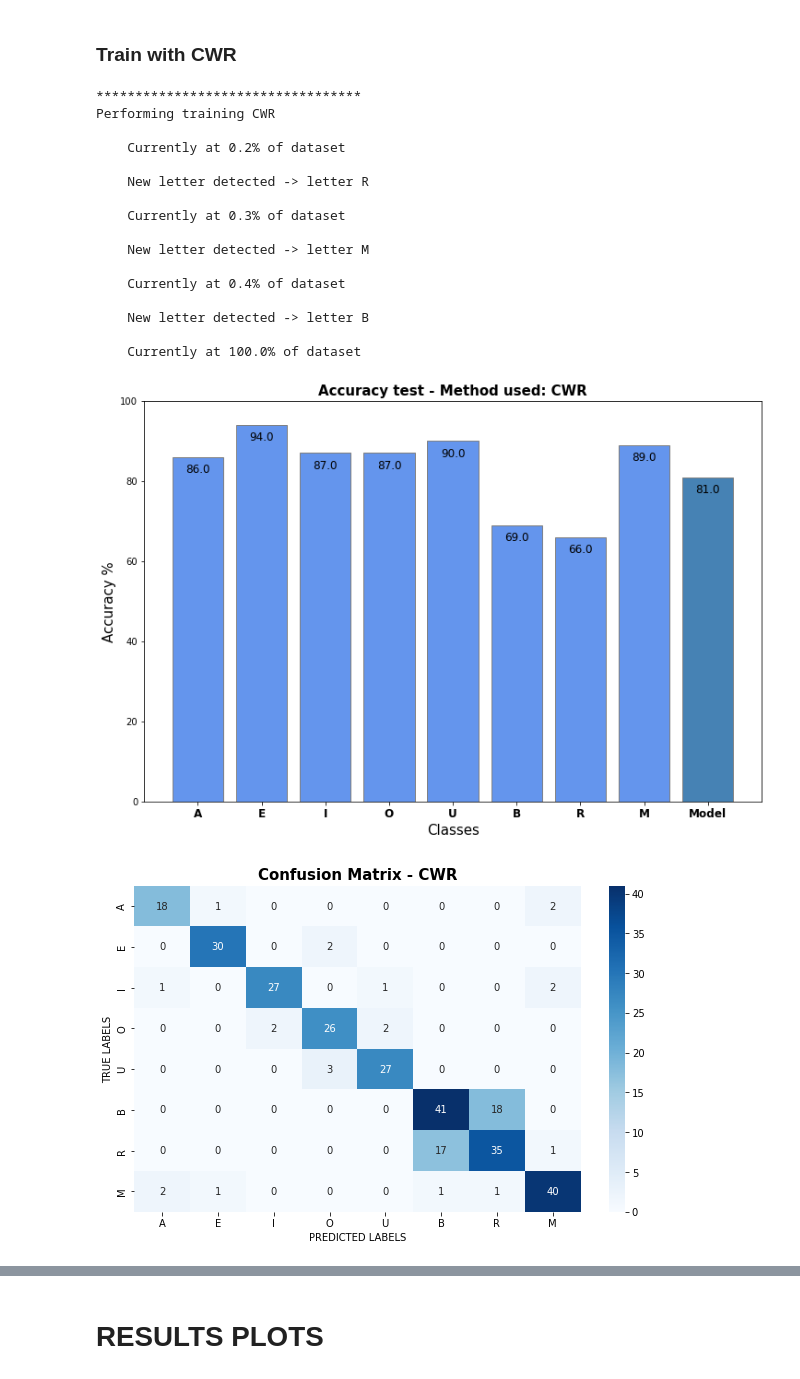
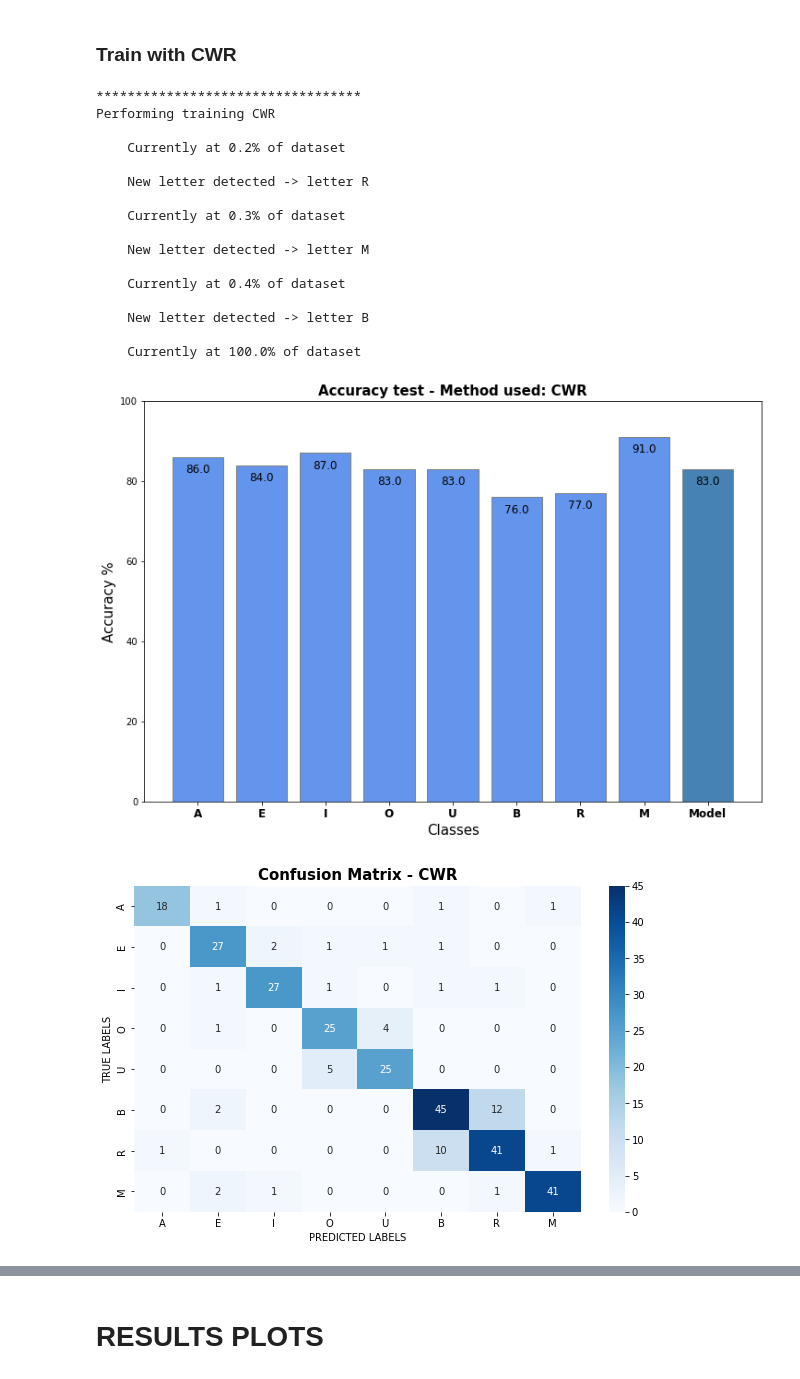
Before and after one commit to AlessandroAvi/Master_Thesis, a Jupyter notebook: Letters_application/Python/TinyOL.ipynb, the cells around one changed output, grey strips where cells are left out. Drawn from its saved outputs; the diff is of its cells as text; code cells hidden in the pictures.

Commit message:
Update
modelli laptop e stm molto molto simili

```diff
--- a/Letters_application/Python/TinyOL.ipynb
+++ b/Letters_application/Python/TinyOL.ipynb
@@ -263,11 +263,14 @@ class Custom_Layer(object):
         self.W = np.array(model.layers[-1].get_weights()[0])    # extract the weights from the last layer
         self.b = np.array(model.layers[-1].get_weights()[1])    # extract the biases from the last layer
 
+        self.W_2 = np.zeros(self.W.shape)
+        self.b_2 = np.zeros(self.b.shape)
+
         self.label = ['A', 'E', 'I', 'O', 'U']                  # the original model knows only the vowels
         self.std_label = ['A', 'E', 'I', 'O', 'U', 'B', 'R', 'M']
 
         self.l_rate = 0                                         # learning rate that changes depending on the algorithm
-        self.width = self.W.shape[0]                            # shape of the weights matrix
+
         self.batch_size = 0
 
         # Related to the results fo the model
@@ -305,8 +308,11 @@ def checkLabelKnown(model, current_label):
         model.label.append(current_label)   # Add new letter to label
 
         # Increase weights and biases dimensions
-        model.W = np.hstack((model.W, np.zeros([model.width,1])))
+        model.W = np.hstack((model.W, np.zeros([128,1])))# width = 5, height = 128
         model.b = np.hstack((model.b, np.zeros([1])))
+
+        model.W_2 = np.hstack((model.W_2, np.zeros([128,1])))
+        model.b_2 = np.hstack((model.b_2, np.zeros([1])))
 # %% [markdown]
 From here the functions that implement the different methods can be found. The explanation of the code od these function is not here but it can be found in the paper "Continuous learning in single incremental taskscenarios" and some schemes can be found in my presentation.
 # %% [markdown]
@@ -863,8 +871,8 @@ def trainOneEpoch_CWR(model, x_train, x_test, y_train, y_test):
     test_samples  = x_test.shape[0]
     tot_samples   = train_samples + test_samples
 
-    TW = np.zeros([model.W.shape[0], 8])
-    TB = np.zeros([1, 8])
+    model.W_2  = np.zeros((model.W.shape))
+    model.b_2  = np.zeros((model.b.shape))
     found_lett = np.zeros(8)
 
     # Cycle over all input samples
@@ -888,22 +896,21 @@ def trainOneEpoch_CWR(model, x_train, x_test, y_train, y_test):
             y_ML = model.ML_frozen.predict(x_train[i,:].reshape(1,x_train.shape[1]))
         else:
             y_ML = model.ML_frozen.predict(x_test[i-train_samples,:].reshape(1,x_test.shape[1]))
-        mat_prod = np.array(np.matmul(y_ML, TW) + TB)
-        y_pred   = myFunc_softmax(mat_prod)
+        y_pred = myFunc_softmax(np.array(np.matmul(y_ML, model.W_2) + model.b_2))
 
 
         # BACKPROPAGATION
-        cost = y_pred[:w]-y_true_soft
+        cost = y_pred-y_true_soft
 
         # Update weights
         for j in range(0,h):
             deltaW = np.multiply(cost, y_ML[0,j])
             dW = np.multiply(deltaW, learn_rate)
-            TW[j,:w] = TW[j,:w] - dW
+            model.W_2[j,:] = model.W_2[j,:] - dW
 
         # Update biases
         db = np.multiply(cost, learn_rate)
-        TB[0,:w] = TB[0,:w]-db
+        model.b_2 = model.b_2-db
 
 
         # If beginning of batch
@@ -912,24 +919,12 @@ def trainOneEpoch_CWR(model, x_train, x_test, y_train, y_test):
                 if(found_lett[k]!=0):
                     tempW = np.multiply(model.W[:,k], found_lett[k])
                     tempB = np.multiply(model.b[k]  , found_lett[k])
-                    model.W[:,k] = np.multiply(tempW+TW[:,k], 1/(found_lett[k]+1))
-                    model.b[k]   = np.multiply(tempB+TB[0,k], 1/(found_lett[k]+1))
+                    model.W[:,k] = np.multiply(tempW+model.W_2[:,k], 1/(found_lett[k]+1))
+                    model.b[k]   = np.multiply(tempB+model.b_2[k],   1/(found_lett[k]+1))
 
-            TW[:h,:w]  = np.copy(model.W)
-            TB[0,:w]   = np.copy(model.b)
+            model.W_2  = np.copy(model.W)
+            model.b_2  = np.copy(model.b)
             found_lett = np.zeros(8)  # reset
-
-
-        # If last iteration
-        if(i==tot_samples-1):
-            for k in range(5, w):
-                if(found_lett[k]!=0):
-                    tempW = np.multiply(model.W[:,k], found_lett[k])
-                    tempB = np.multiply(model.b[k]  , found_lett[k])
-                    model.W[:,k] = np.multiply(tempW+TW[:,k], 1/(found_lett[k]+1))
-                    model.b[k]   = np.multiply(tempB+TB[0,k], 1/(found_lett[k]+1))
-
-
 
 
         # if the train data is finished still train the model but save the results
@@ -1216,36 +1211,36 @@ Performing training with CWR - MINI BATCH
 # %%
 if(CWR==1):
     Model_CWR = Custom_Layer(model)
     Model_CWR.title = 'CWR'
     Model_CWR.filename = 'CWR'
     Model_CWR.l_rate = 0.01
-1
+
     Model_CWR.batch_size = batch_size_OL
 
     trainOneEpoch_CWR(Model_CWR, data_train, data_test, label_train, label_test)
 
     myBar.plot_barChart(Model_CWR)
     myMatrix.plot_confMatrix(Model_CWR)
     myTable.table_params(Model_CWR)
 # %% [output]
 **********************************
 Performing training CWR
 
     Currently at 0.2% of dataset
 
     New letter detected -> letter R
 
     Currently at 0.3% of dataset
 
     New letter detected -> letter M
 
     Currently at 0.4% of dataset
 
     New letter detected -> letter B
 
     Currently at 100.0% of dataset
-[figure, old version]
+[figure, new version]
-[figure, old version]
+[figure, new version]
 [figure]
 # %% [markdown]
 # RESULTS PLOTS
```
Also changed, not shown: parts of 21 cells of this notebook, 50 other files.
